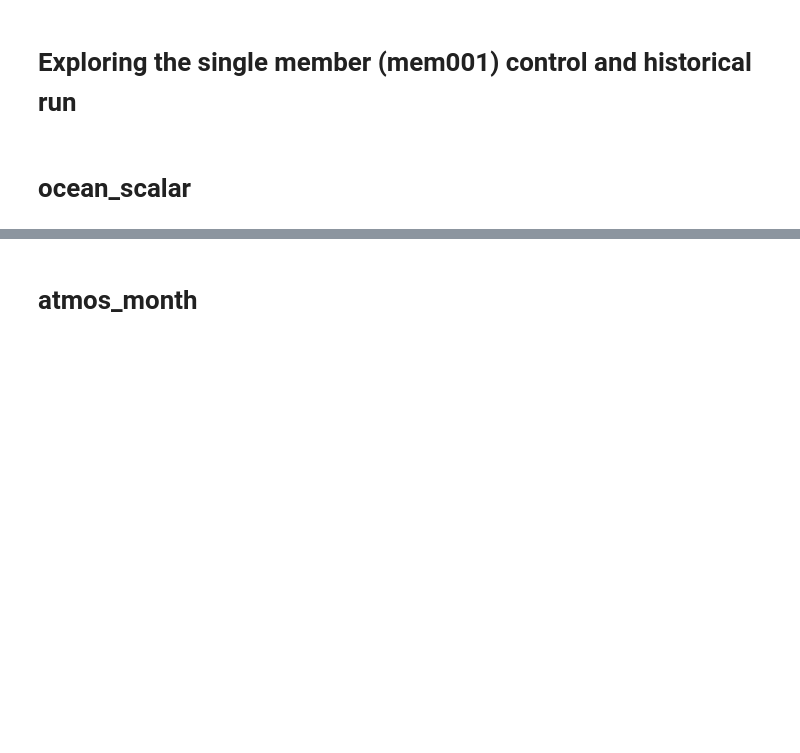
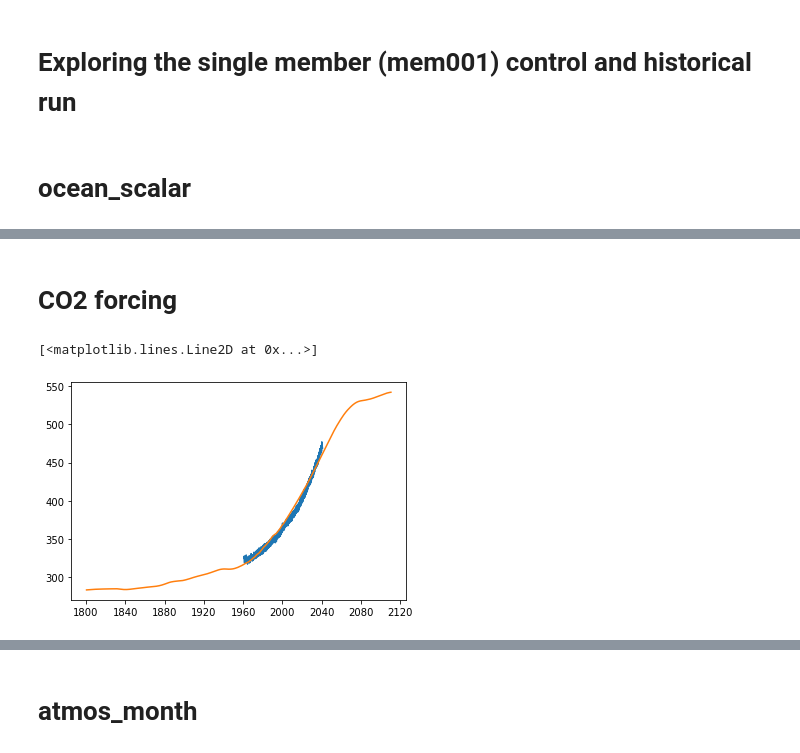
Before and after one commit to dougiesquire/cm-historical, a Jupyter notebook: notebooks/hist_mem001.ipynb, the cells around one changed output, grey strips where cells are left out. Cells and saved outputs as stored; diff of their text form; code cells hidden in the pictures; blank space fills up the shorter version.

```diff
--- a/notebooks/hist_mem001.ipynb
+++ b/notebooks/hist_mem001.ipynb
@@ -96,0 +94,37 @@ ax1.set_xlim(xlims);
+# %% [markdown]
+# CO2 forcing
+# %%
+d = xr.open_zarr(
+    '/g/data/xv83/ds0092/CAFE/historical/WIP/c5-d60-pX-hist-19601101/ZARR/ocean_bgc_month.zarr.zip',
+    consolidated=True)
+# %%
+def read_gblannualdata(file_name):
+    with open(file_name, 'r') as data:
+        next(data)
+        x = []
+        y = []
+        for line in data:
+            p = line.split()
+            x.append(float(p[0]))
+            y.append(float(p[1]))
+
+    return xr.DataArray(y, dims=('year'), coords={'year': x})
+
+f = read_gblannualdata(f'{forcing_path}INPUT/co2_gblannualdata')
+# %%
+def decimal_year_to_datetime(year):
+    from datetime import datetime, timedelta
+    year_int = int(year)
+    rem = year - year_int
+    base = datetime(year_int, 1, 1)
+    return np.datetime64(
+        base + timedelta(seconds=(base.replace(year=base.year + 1) - base).total_seconds() * rem))
+# %%
+paco2 = d['paco2'].mean(['yt_ocean','xt_ocean']).squeeze()
+plt.plot([np.datetime64(t.strftime()) for t in paco2.time.values],
+         paco2)
+plt.plot([decimal_year_to_datetime(y) for y in f.year.values],
+         f)
+# %% [output]
+[<matplotlib.lines.Line2D at 0x...>]
+[figure, added]
```
Also changed, not shown: parts of 13 cells of this notebook.
